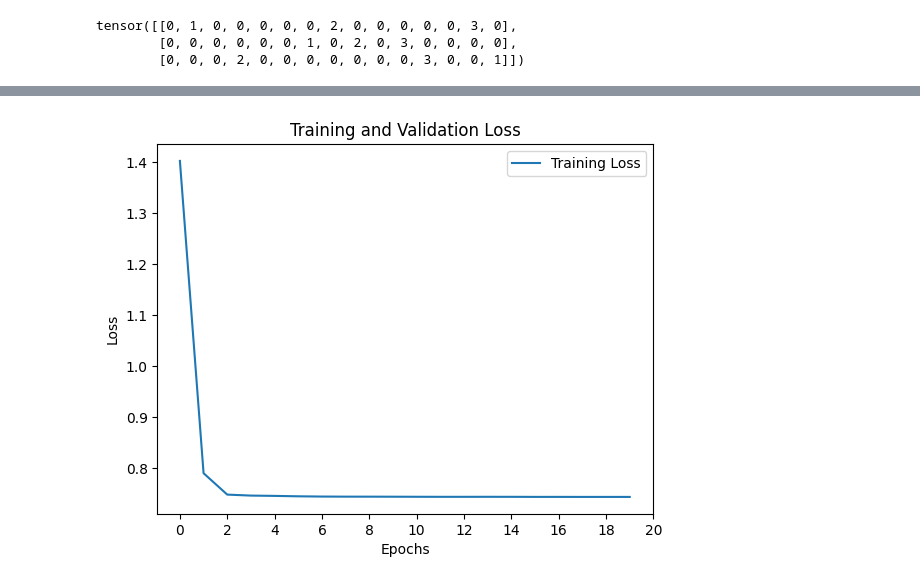
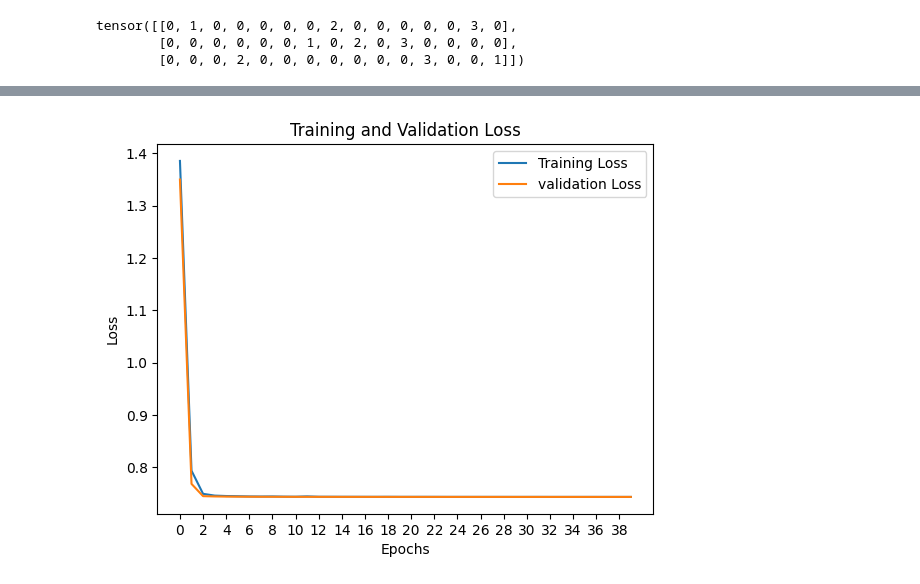
Before and after one commit to AdilAdam/TransformerEncoder, a Jupyter notebook: TransformerEncoder.ipynb, the cells around one changed output, grey strips where cells are left out. Drawn from its saved outputs; the diff is of its cells as text; code cells hidden in the pictures.

```diff
--- a/TransformerEncoder.ipynb
+++ b/TransformerEncoder.ipynb
@@ -46,3 +56,6 @@ label
 tensor([[0, 1, 0, 0, 0, 0, 0, 2, 0, 0, 0, 0, 0, 3, 0],
         [0, 0, 0, 0, 0, 0, 1, 0, 2, 0, 3, 0, 0, 0, 0],
         [0, 0, 0, 2, 0, 0, 0, 0, 0, 0, 0, 3, 0, 0, 1]])
+# %%
+cv_data = torch.tensor(cv_data)
+cv_data
@@ -48,0 +64,3 @@ tensor([[0, 1, 0, 0, 0, 0, 0, 2, 0, 0, 0, 0, 0, 3, 0],
+# %%
+cv_label = torch.tensor(cv_label)
+cv_label
@@ -49,14 +69,24 @@ tensor([[0, 1, 0, 0, 0, 0, 0, 2, 0, 0, 0, 0, 0, 3, 0],
 # %%
-loss_values = []
-for i in range(2000):
-    model.train()
-    pred = model(data)
-    pred = pred.transpose(2, 1)
-    loss = lossfn(pred, label)
-    optermizer.zero_grad()
-    loss.backward()
-    optermizer.step()
-    if i % 100 == 0:
-        print("loss: {:.3f}".format(loss.detach().float().tolist()))
-        loss_values.append(loss.item())
+loss_train = []
+loss_cv = []
+for epoch in range(2):
+    for i in range(2000):
+        model.train()
+        pred = model(data)
+        pred = pred.transpose(2, 1)
+        loss = lossfn(pred, label)
+        optermizer.zero_grad()
+        loss.backward()
+        optermizer.step()
+        if i % 100 == 0:
+            print("train_loss: {:.3f}".format(loss.detach().float().tolist()))
+            loss_train.append(loss.item())
+        model.eval()
+        with torch.no_grad():
+            cv_pred = model(cv_data)
+            cv_pred = cv_pred.transpose(2, 1)
+            cv_loss = lossfn(cv_pred, cv_label)
+            if i % 100 == 0:
+                print("cv_loss: {:.3f}".format(cv_loss.detach().float().tolist()))
+                loss_cv.append(cv_loss.item())
 # %% [output]
@@ -83,14 +110,15 @@ loss: 0.744
 # %%
 
 from matplotlib.pylab import plt
 from numpy import arange
 import numpy as np
-plt.plot(np.array(loss_values), label='Training Loss')
+plt.plot(np.array(loss_train), label='Training Loss')
+plt.plot(np.array(loss_cv), label='validation Loss')
 plt.title('Training and Validation Loss')
 plt.xlabel('Epochs')
 plt.ylabel('Loss')
-plt.xticks(arange(0, 21, 2))
+plt.xticks(arange(0, 40, 2))
 plt.legend(loc='best')
 plt.show()
 # %% [output]
-[figure, old version]
+[figure, new version]
```
Also changed, not shown: parts of 5 cells of this notebook.
